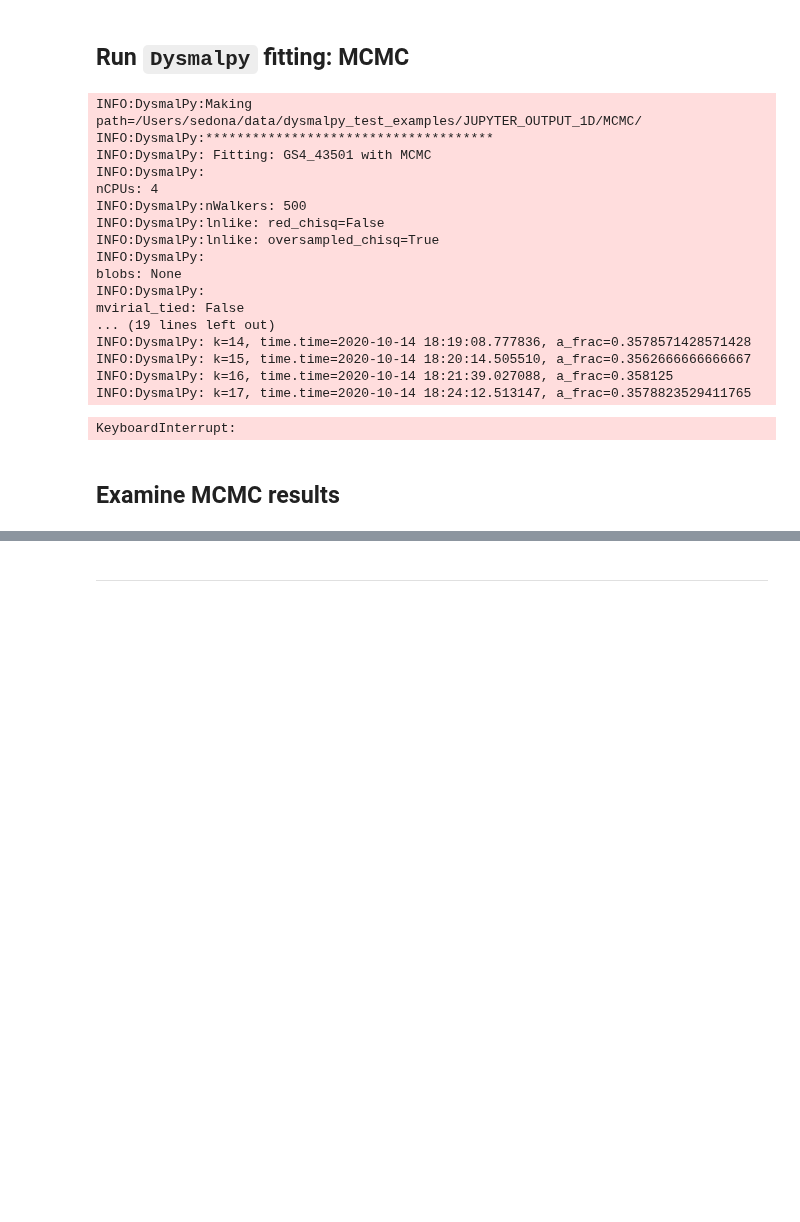
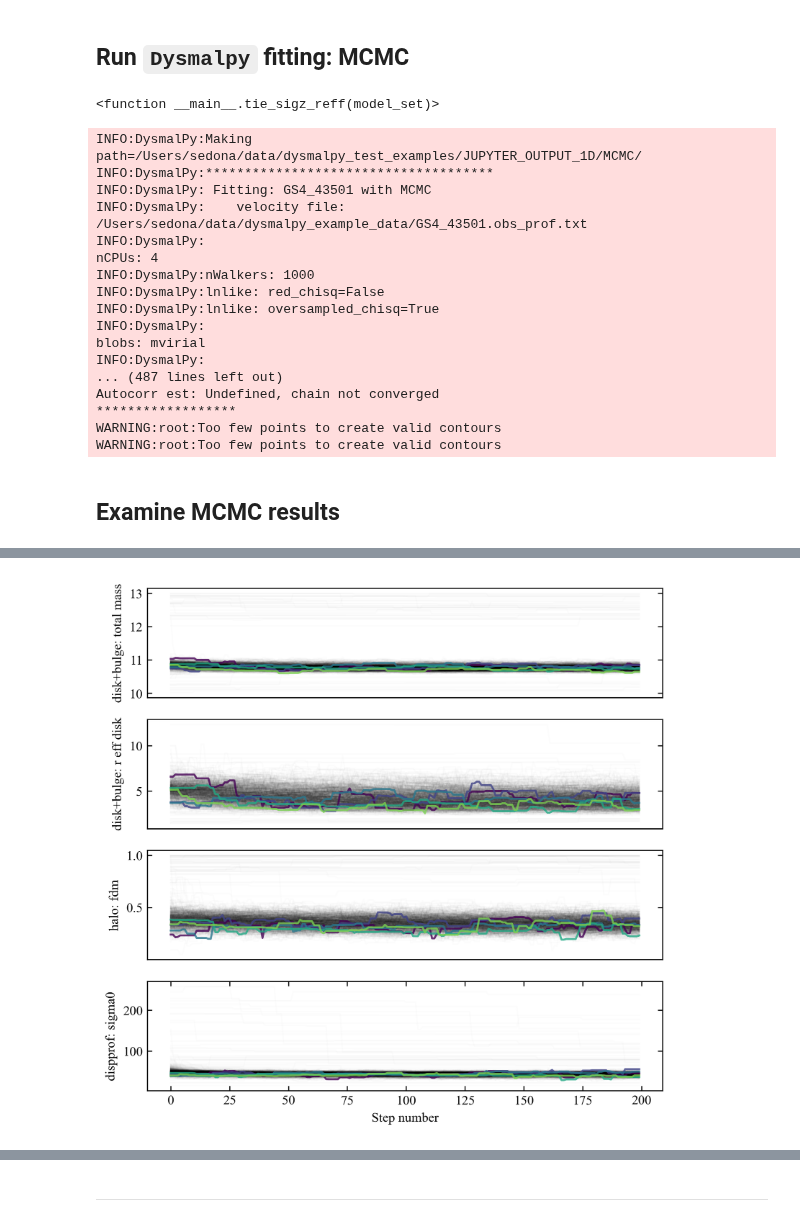
Before and after one commit to dysmalpy/dysmalpy, a Jupyter notebook: examples/notebooks/dysmalpy_example_fit_1D.ipynb, the cells around one changed output, grey strips where cells are left out. Drawn from its saved outputs; the diff is of its cells as text; code cells hidden in the pictures; blank space fills up the shorter version.

```diff
--- a/examples/notebooks/dysmalpy_example_fit_1D.ipynb
+++ b/examples/notebooks/dysmalpy_example_fit_1D.ipynb
@@ -306,25 +385,53 @@ Set parameters for fitting:
    - Other calculation options
 # %%
 # Options passed to emcee
-nwalkers = 500
+nwalkers = 1000
 ncpus = 4
-scale_param_a = 2
+scale_param_a = 3
 nburn = 50
-nsteps = 50
+nsteps = 200
 minaf = None
 maxaf = None
 neff = 10
+
+# nwalkers = 500
+# ncpus = 4
+# scale_param_a = 3
+# nburn = 50
+# nsteps = 50
+# minaf = None
+# maxaf = None
+# neff = 10
+
+# # SHORT TEST:
+# nwalkers = 20
+# ncpus = 4
+# scale_param_a = 3
+# nburn = 2
+# nsteps = 5
+# minaf = None
+# maxaf = None
+# neff = 10
 
 # Other options
 do_plotting = True       # Plot bestfit, corner, trace or not
 oversample = 1           # Factor by which to oversample model (eg, subpixels)
 fitdispersion = True     # Fit dispersion profile in addition to velocity
 
+blob_name = 'mvirial'    # Also save 'blob' values of Mvirial, calculated at every chain step
+
 outdir_mcmc = outdir + 'MCMC/'
+
+# Choose plot filetype:
+plot_type = 'png'
 # %% [markdown]
 -------
 # %% [markdown]
 ## Run `Dysmalpy` fitting: MCMC ##
+# %%
+gal.model.components['zheightgaus'].sigmaz.tied
+# %% [output]
+<function __main__.tie_sigz_reff(model_set)>
 # %%
 mcmc_results = fitting.fit(gal, nWalkers=nwalkers, nCPUs=ncpus,
                                scale_param_a=scale_param_a, nBurn=nburn,
@@ -333,30 +440,30 @@ mcmc_results = fitting.fit(gal, nWalkers=nwalkers, nCPUs=ncpus,
                                oversample=oversample, outdir=outdir_mcmc,
                                fitdispersion=fitdispersion,
                                profile1d_type=gal.data.profile1d_type,
-                               plot_type='png')
+                               blob_name=blob_name,
+                               plot_type=plot_type)
 # %% [output]
 INFO:DysmalPy:Making path=/Users/sedona/data/dysmalpy_test_examples/JUPYTER_OUTPUT_1D/MCMC/
 INFO:DysmalPy:*************************************
 INFO:DysmalPy: Fitting: GS4_43501 with MCMC
+INFO:DysmalPy:    velocity file: /Users/sedona/data/dysmalpy_example_data/GS4_43501.obs_prof.txt
 INFO:DysmalPy:
 nCPUs: 4
-INFO:DysmalPy:nWalkers: 500
+INFO:DysmalPy:nWalkers: 1000
 INFO:DysmalPy:lnlike: red_chisq=False
 INFO:DysmalPy:lnlike: oversampled_chisq=True
 INFO:DysmalPy:
-blobs: None
+blobs: mvirial
 INFO:DysmalPy:
-mvirial_tied: False
-... (19 lines left out)
-INFO:DysmalPy: k=14, time.time=2020-10-14 18:19:08.777836, a_frac=0.3578571428571428
-INFO:DysmalPy: k=15, time.time=2020-10-14 18:20:14.505510, a_frac=0.3562666666666667
-INFO:DysmalPy: k=16, time.time=2020-10-14 18:21:39.027088, a_frac=0.358125
-INFO:DysmalPy: k=17, time.time=2020-10-14 18:24:12.513147, a_frac=0.3578823529411765
+... (487 lines left out)
+Autocorr est: Undefined, chain not converged
+******************
+WARNING:root:Too few points to create valid contours
+WARNING:root:Too few points to create valid contours
-KeyboardInterrupt:
 # %% [markdown]
 ## Examine MCMC results ##
 # %%
 # Look at trace:
-filepath = outdir_mcmc+"mcmc_trace.png"
+filepath = outdir_mcmc+"mcmc_trace.{}".format(plot_type)
 Image(filepath, width=600, height=400)
 # %% [output]
@@ -364,2 +470,3 @@ Image(filepath, width=600, height=400)
+[figure, added]
 # %%
 # Look at best-fit:
```
Also changed, not shown: parts of 39 cells of this notebook, 11 other files.
